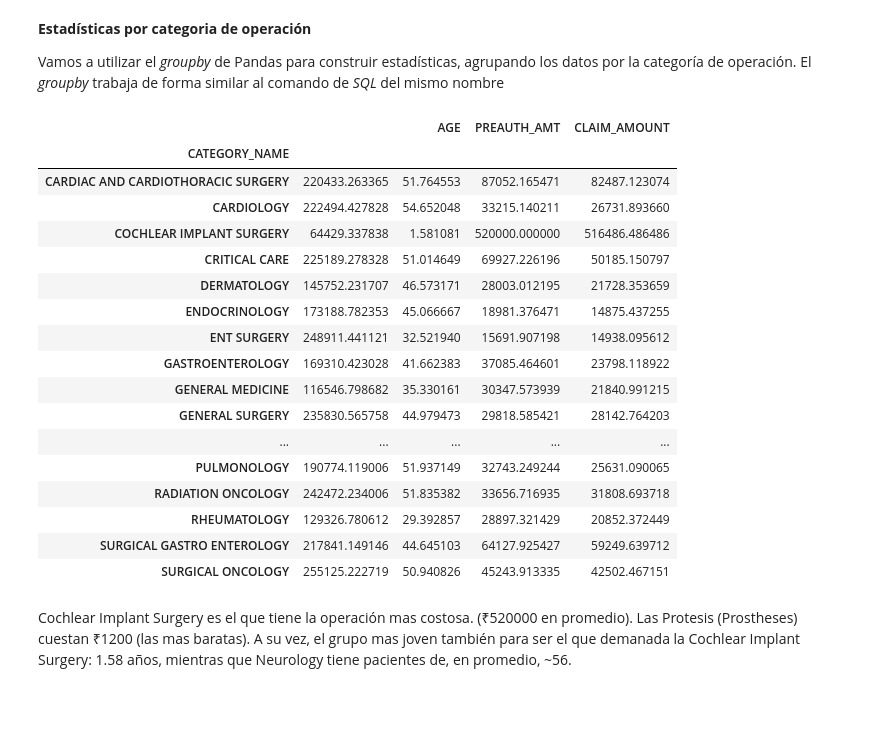
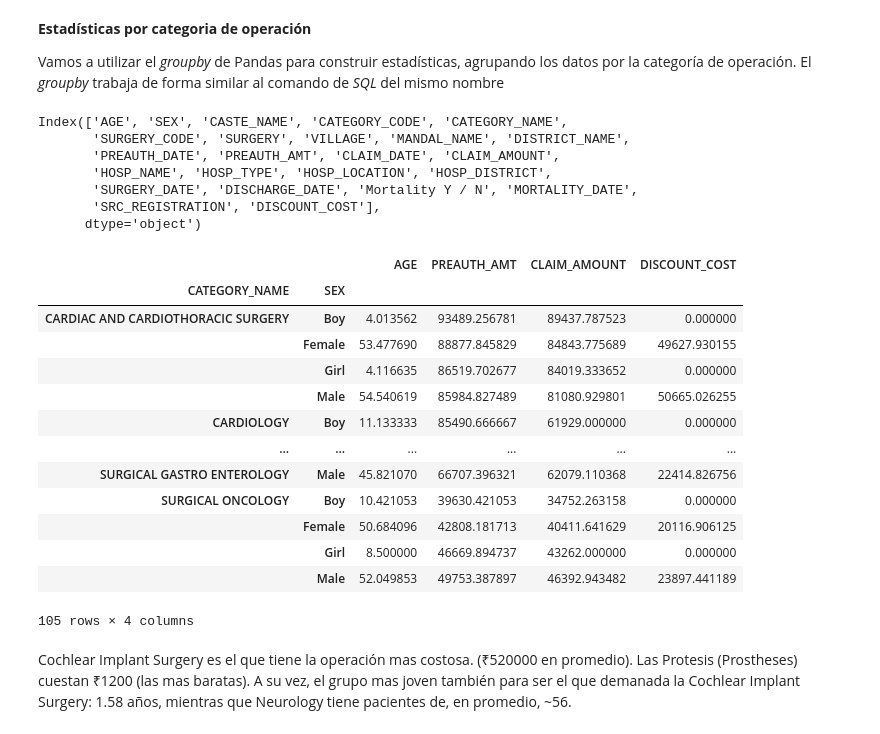
Before and after one commit to matog/iSalud-IntroCienciaDeDatos, a Jupyter notebook: Clase2-India.ipynb, the cells around one changed output. Cells and saved outputs as stored; diff of their text form; code cells hidden in the pictures; blank space fills up the shorter version.

```diff
--- a/Clase2-India.ipynb
+++ b/Clase2-India.ipynb
@@ -137,6 +142,6 @@ data.shape
 ### Creación de variables
 Es muy útil trabajar con las variables existentes para generar nueva información.
 # %%
-data['CATEGORY'] = data['CATEGORY_CODE'] + ' - ' + data['CATEGORY_NAME']
-data[['CATEGORY_CODE', 'CATEGORY_NAME','CATEGORY']].reset_index()
+# data['CATEGORY'] = data['CATEGORY_CODE'] + ' - ' + data['CATEGORY_NAME']
+data[['CATEGORY_CODE', 'CATEGORY_NAME','CATEGORY']].sample(10)
 # %% [output]
@@ -198,7 +235,3 @@ data.loc[data['DISCHARGE_DATE']=='30/04/0116 00:00:00']
 # Reemplazamos los datos erroneos:
 # Alternativa I
 mappings = {'30/04/0116 00:00:00':'30/04/2016 00:00:00'}
-data['DISCHARGE_DATE'] = data['DISCHARGE_DATE'].replace(mappings)
-
-# Alternativa II
-data.loc[data['DISCHARGE_DATE']=='30/04/0116 00:00:00', 'DISCHARGE_DATE'] = '30/04/2016 00:00:00'
@@ -205,3 +240,6 @@ data.loc[data['DISCHARGE_DATE']=='30/04/0116 00:00:00', 'DISCHARGE_DATE'] = '30/
+# %%
+# Alternativa II
+data.loc[data['AGE']=='30/04/0116 00:00:00', 'DISCHARGE_DATE'] = '30/04/2016 00:00:00'
 # %%
 # Convertimos el campo DISCHARGE_DATE a fecha nuevamente
 data['DISCHARGE_DATE'] = pd.to_datetime(data['DISCHARGE_DATE'])
@@ -263,8 +356,7 @@ data['CASTE_NAME'].value_counts()
 | obc       |other backward class    |
 # %%
 # map: mapea valores de una serie
-caste_mapper = {
-                 'OC':'other category',
+caste_mapper = { 'OC':'other category',
                  'BC':'backward class',
                  'SC':'scheduled caste',
                  'ST':'scheduled tribes',
@@ -442,29 +573,35 @@ data[data['DISTRICT_NAME']=='Krishna'].head()
 **Estadísticas por categoria de operación**
 
 Vamos a utilizar el _groupby_ de Pandas para construir estadísticas, agrupando los datos por la categoría de operación. El _groupby_ trabaja de forma similar al comando de _SQL_ del mismo nombre
+# %%
+data.columns
+# %% [output]
+Index(['AGE', 'SEX', 'CASTE_NAME', 'CATEGORY_CODE', 'CATEGORY_NAME',
+       'SURGERY_CODE', 'SURGERY', 'VILLAGE', 'MANDAL_NAME', 'DISTRICT_NAME',
+       'PREAUTH_DATE', 'PREAUTH_AMT', 'CLAIM_DATE', 'CLAIM_AMOUNT',
+       'HOSP_NAME', 'HOSP_TYPE', 'HOSP_LOCATION', 'HOSP_DISTRICT',
+       'SURGERY_DATE', 'DISCHARGE_DATE', 'Mortality Y / N', 'MORTALITY_DATE',
+       'SRC_REGISTRATION', 'DISCOUNT_COST'],
+      dtype='object')
 # %%
 # group by surgery para obtener estadísticas
-data.groupby(['CATEGORY_NAME']).mean()
+data.groupby(['CATEGORY_NAME','SEX']).mean()
 #data.groupby(['CATEGORY_NAME','HOSP_DISTRICT']).mean()
 # %% [output]
-|  |  | AGE | PREAUTH_AMT | CLAIM_AMOUNT |
-| CATEGORY_NAME |  |  |  |  |
-| CARDIAC AND CARDIOTHORACIC SURGERY | 220433.263365 | 51.764553 | 87052.165471 | 82487.123074 |
-| CARDIOLOGY | 222494.427828 | 54.652048 | 33215.140211 | 26731.893660 |
-| COCHLEAR IMPLANT SURGERY | 64429.337838 | 1.581081 | 520000.000000 | 516486.486486 |
-| CRITICAL CARE | 225189.278328 | 51.014649 | 69927.226196 | 50185.150797 |
-| DERMATOLOGY | 145752.231707 | 46.573171 | 28003.012195 | 21728.353659 |
-| ENDOCRINOLOGY | 173188.782353 | 45.066667 | 18981.376471 | 14875.437255 |
-| ENT SURGERY | 248911.441121 | 32.521940 | 15691.907198 | 14938.095612 |
-| GASTROENTEROLOGY | 169310.423028 | 41.662383 | 37085.464601 | 23798.118922 |
-| GENERAL MEDICINE | 116546.798682 | 35.330161 | 30347.573939 | 21840.991215 |
-| GENERAL SURGERY | 235830.565758 | 44.979473 | 29818.585421 | 28142.764203 |
-| ... | ... | ... | ... | ... |
-| PULMONOLOGY | 190774.119006 | 51.937149 | 32743.249244 | 25631.090065 |
-| RADIATION ONCOLOGY | 242472.234006 | 51.835382 | 33656.716935 | 31808.693718 |
-| RHEUMATOLOGY | 129326.780612 | 29.392857 | 28897.321429 | 20852.372449 |
-| SURGICAL GASTRO ENTEROLOGY | 217841.149146 | 44.645103 | 64127.925427 | 59249.639712 |
-| SURGICAL ONCOLOGY | 255125.222719 | 50.940826 | 45243.913335 | 42502.467151 |
+|  |  | AGE | PREAUTH_AMT | CLAIM_AMOUNT | DISCOUNT_COST |
+| CATEGORY_NAME | SEX |  |  |  |  |
+| CARDIAC AND CARDIOTHORACIC SURGERY | Boy | 4.013562 | 93489.256781 | 89437.787523 | 0.000000 |
+|  | Female | 53.477690 | 88877.845829 | 84843.775689 | 49627.930155 |
+|  | Girl | 4.116635 | 86519.702677 | 84019.333652 | 0.000000 |
+|  | Male | 54.540619 | 85984.827489 | 81080.929801 | 50665.026255 |
+| CARDIOLOGY | Boy | 11.133333 | 85490.666667 | 61929.000000 | 0.000000 |
+| ... | ... | ... | ... | ... | ... |
+| SURGICAL GASTRO ENTEROLOGY | Male | 45.821070 | 66707.396321 | 62079.110368 | 22414.826756 |
+| SURGICAL ONCOLOGY | Boy | 10.421053 | 39630.421053 | 34752.263158 | 0.000000 |
+|  | Female | 50.684096 | 42808.181713 | 40411.641629 | 20116.906125 |
+|  | Girl | 8.500000 | 46669.894737 | 43262.000000 | 0.000000 |
+|  | Male | 52.049853 | 49753.387897 | 46392.943482 | 23897.441189 |
+105 rows × 4 columns
 # %% [markdown]
 Cochlear Implant Surgery es el que tiene la operación mas costosa. (₹520000 en promedio). Las Protesis (Prostheses) cuestan ₹1200 (las mas baratas). A su vez, el grupo mas joven también para ser el que demanada la Cochlear Implant Surgery: 1.58 años, mientras que Neurology  tiene pacientes de, en promedio, ~56.
 # %%
```
Also changed, not shown: parts of 47 cells of this notebook, 1 other file.
